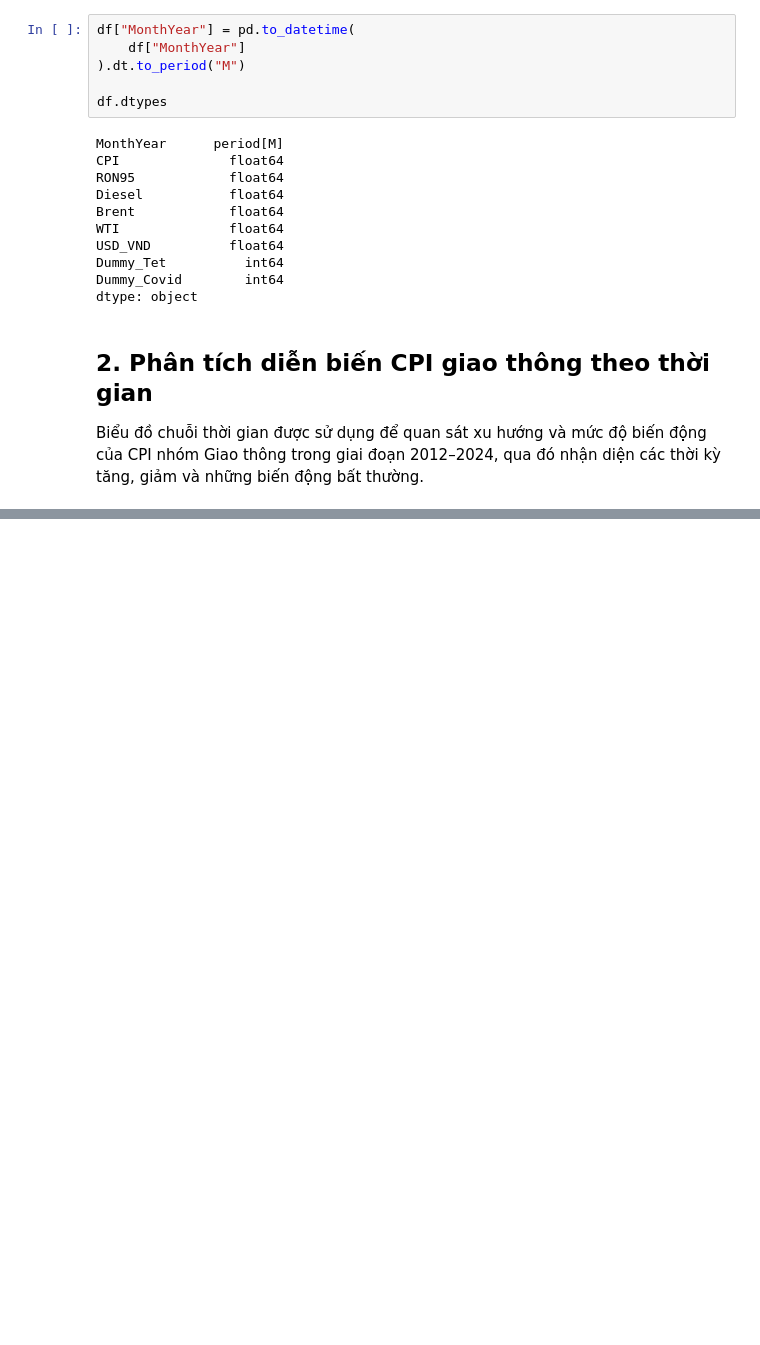
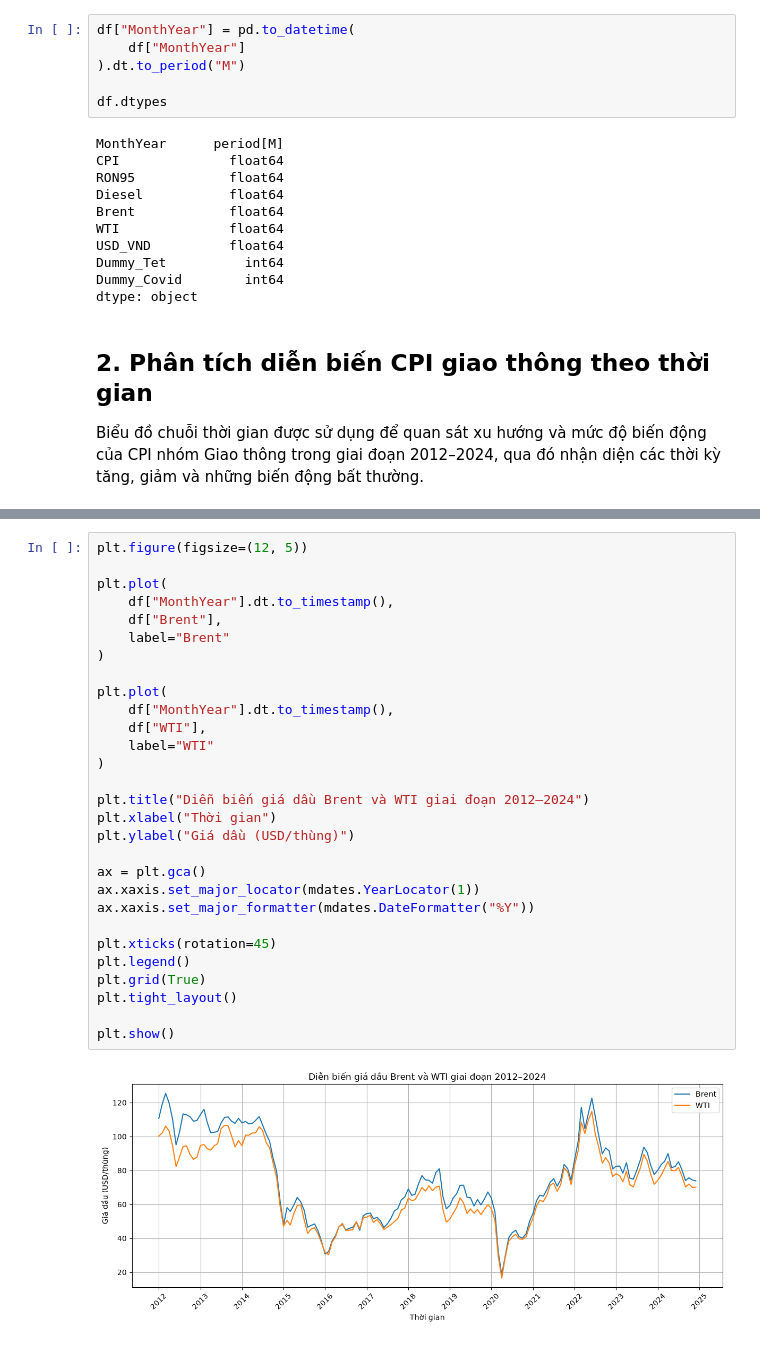
Before and after one commit to phuyen145/vietnam-transportation-cpi-forecasting, a Jupyter notebook: notebooks/07_exploratory_analysis.ipynb, the cells around one changed output, grey strips where cells are left out. Cells and saved outputs as stored; diff of their text form; blank space fills up the shorter version.

```diff
--- a/notebooks/07_exploratory_analysis.ipynb
+++ b/notebooks/07_exploratory_analysis.ipynb
@@ -94,0 +188,31 @@ plt.show()
+# %%
+plt.figure(figsize=(12, 5))
+
+plt.plot(
+    df["MonthYear"].dt.to_timestamp(),
+    df["Brent"],
+    label="Brent"
+)
+
+plt.plot(
+    df["MonthYear"].dt.to_timestamp(),
+    df["WTI"],
+    label="WTI"
+)
+
+plt.title("Diễn biến giá dầu Brent và WTI giai đoạn 2012–2024")
+plt.xlabel("Thời gian")
+plt.ylabel("Giá dầu (USD/thùng)")
+
+ax = plt.gca()
+ax.xaxis.set_major_locator(mdates.YearLocator(1))
+ax.xaxis.set_major_formatter(mdates.DateFormatter("%Y"))
+
+plt.xticks(rotation=45)
+plt.legend()
+plt.grid(True)
+plt.tight_layout()
+
+plt.show()
+# %% [output]
+[figure, added]
```
Also changed, not shown: parts of 54 cells of this notebook, 10 other files.
